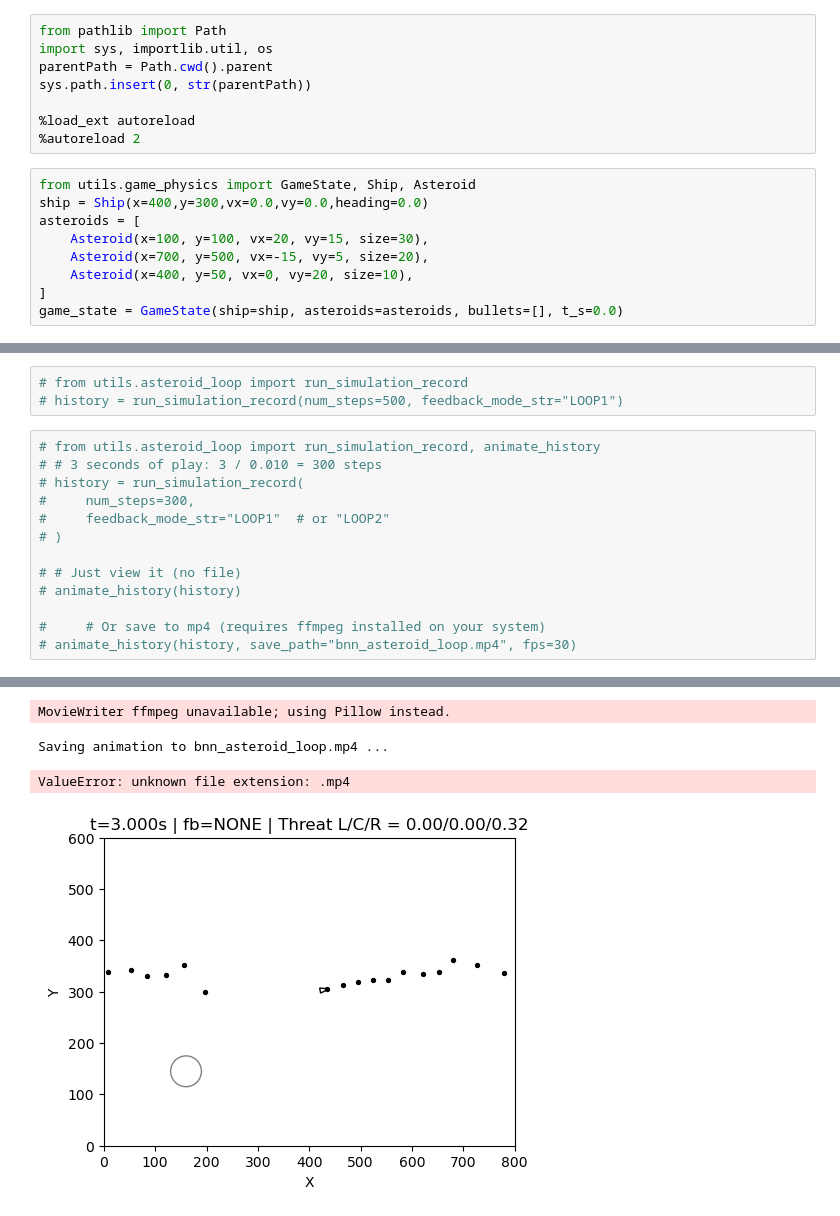
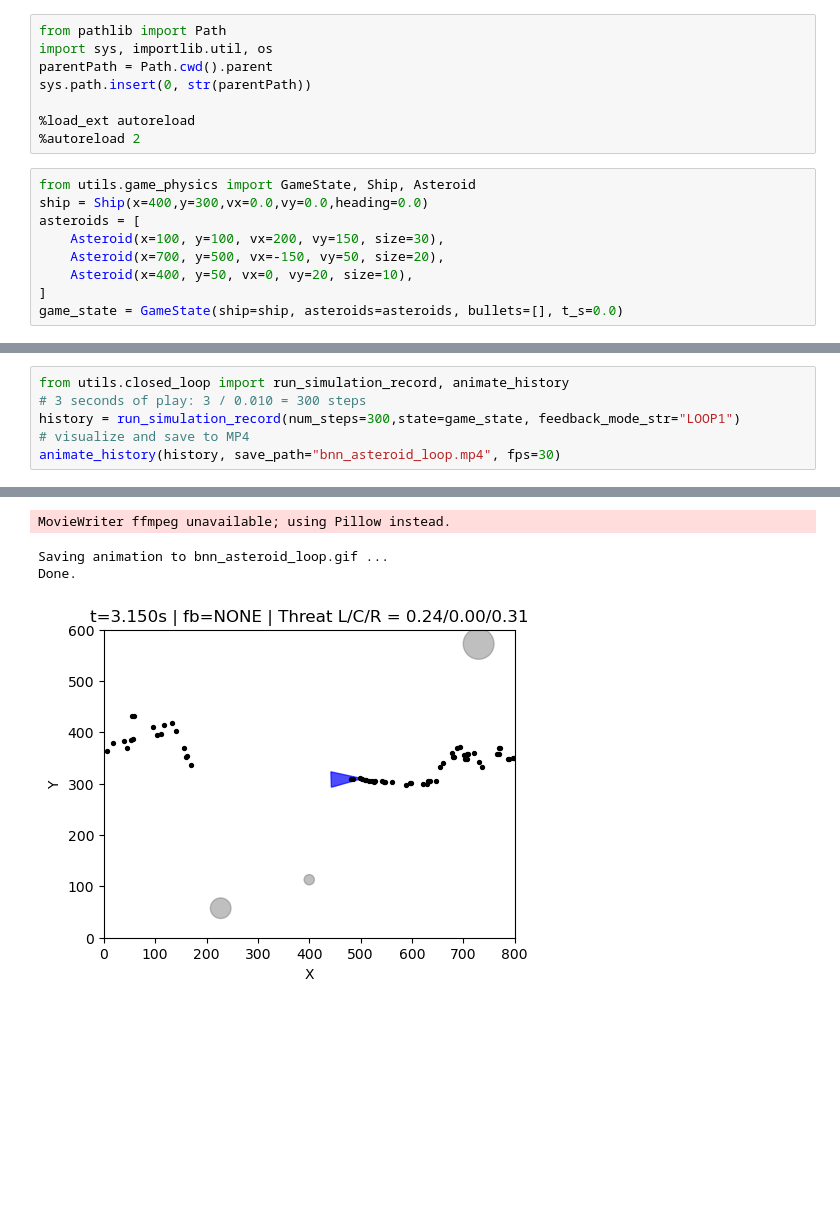
Before and after one commit to sumachinta/asteroid_arcade_game, a Jupyter notebook: notebooks/tutorial2.ipynb, the cells around one changed output, grey strips where cells are left out. Drawn from its saved outputs; the diff is of its cells as text; blank space fills up the shorter version.

Commit message:
updated simulation saving

```diff
--- a/notebooks/tutorial2.ipynb
+++ b/notebooks/tutorial2.ipynb
@@ -10,8 +10,8 @@ sys.path.insert(0, str(parentPath))
 from utils.game_physics import GameState, Ship, Asteroid
 ship = Ship(x=400,y=300,vx=0.0,vy=0.0,heading=0.0)
 asteroids = [
-    Asteroid(x=100, y=100, vx=20, vy=15, size=30),
-    Asteroid(x=700, y=500, vx=-15, vy=5, size=20),
+    Asteroid(x=100, y=100, vx=200, vy=150, size=30),
+    Asteroid(x=700, y=500, vx=-150, vy=50, size=20),
     Asteroid(x=400, y=50, vx=0, vy=20, size=10),
 ]
 game_state = GameState(ship=ship, asteroids=asteroids, bullets=[], t_s=0.0)
@@ -39,18 +38,8 @@ Ship: x=401.3, y=300.0, vx=5.5, vy=-0.1, heading_deg=-7.2
 Feedback: FeedbackType.NONE pause_sensory: 0.0 reset_game: False
-# %%
-# from utils.asteroid_loop import run_simulation_record
-# history = run_simulation_record(num_steps=500, feedback_mode_str="LOOP1")
 # %%
-# from utils.asteroid_loop import run_simulation_record, animate_history
-# # 3 seconds of play: 3 / 0.010 = 300 steps
-# history = run_simulation_record(
-#     num_steps=300,
-#     feedback_mode_str="LOOP1"  # or "LOOP2"
-# )
-
-# # Just view it (no file)
-# animate_history(history)
-
-#     # Or save to mp4 (requires ffmpeg installed on your system)
-# animate_history(history, save_path="bnn_asteroid_loop.mp4", fps=30)
+from utils.closed_loop import run_simulation_record, animate_history
+# 3 seconds of play: 3 / 0.010 = 300 steps
+history = run_simulation_record(num_steps=300,state=game_state, feedback_mode_str="LOOP1")
+# visualize and save to MP4
+animate_history(history, save_path="bnn_asteroid_loop.mp4", fps=30)
 # %% [output]
@@ -58,4 +46,4 @@ Feedback: FeedbackType.NONE pause_sensory: 0.0 reset_game: False
 MovieWriter ffmpeg unavailable; using Pillow instead.
-Saving animation to bnn_asteroid_loop.mp4 ...
+Saving animation to bnn_asteroid_loop.gif ...
+Done.
-ValueError: unknown file extension: .mp4
-[figure, removed]
+[figure, new version]
```
Also changed, not shown: parts of 2 cells of this notebook, 4 other files.
